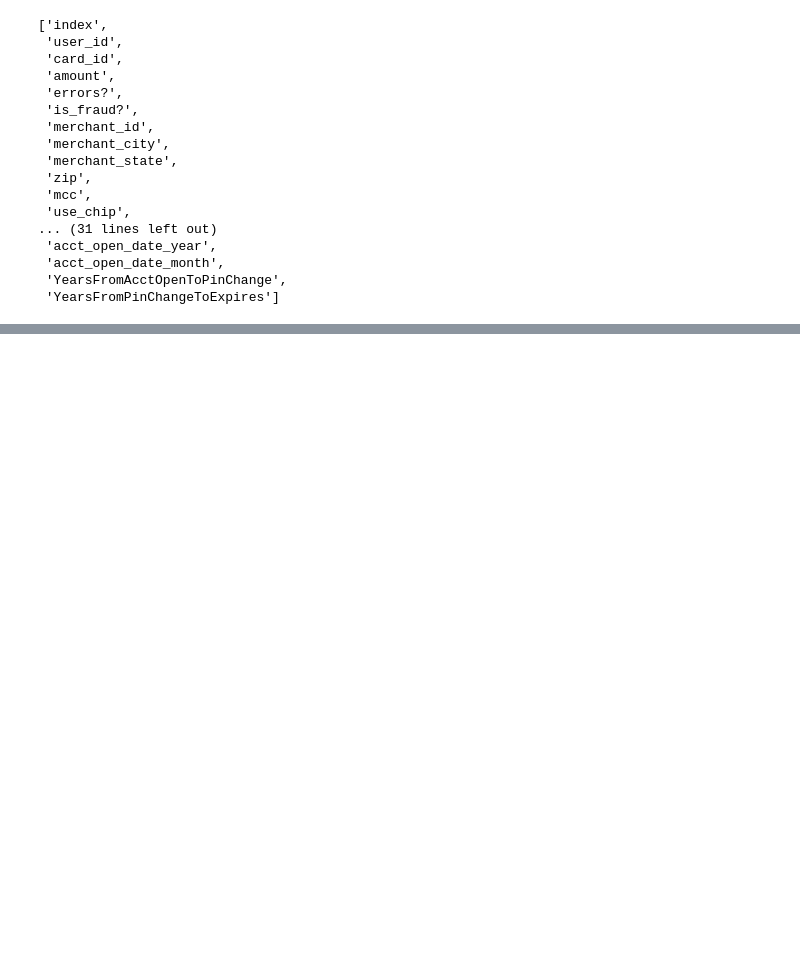
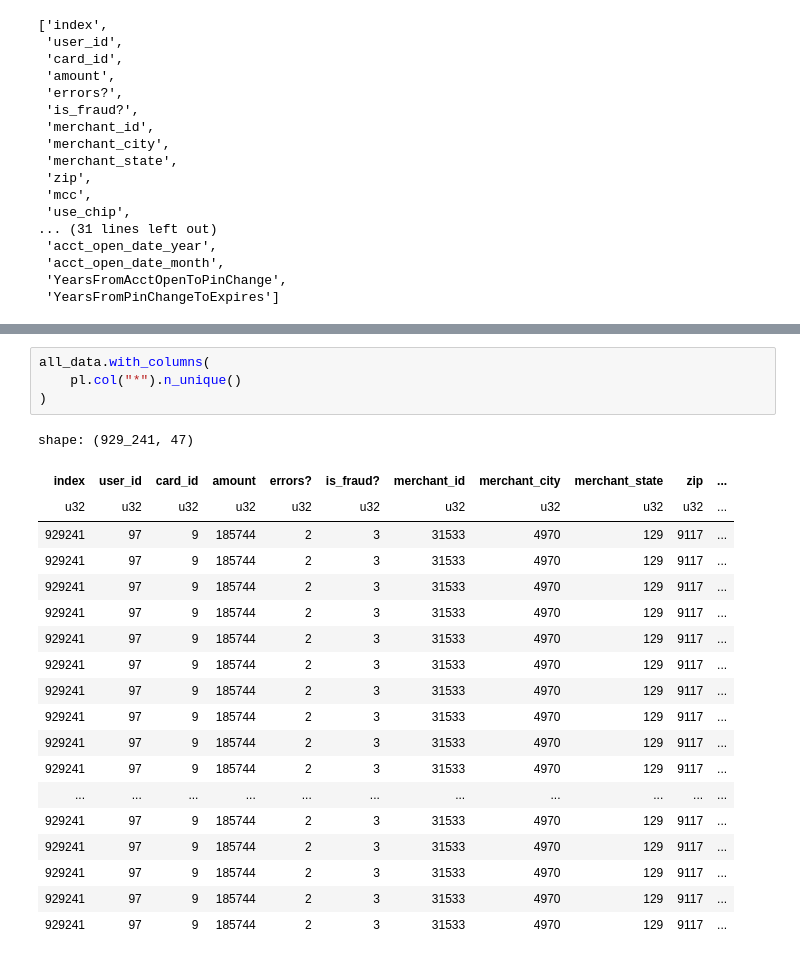
Before and after one commit to YujiK-github/signate_MUFG-Data-Science-Champion-Ship-2023, a Jupyter notebook: EDA/EDA_ver3.ipynb, the cells around one changed output, grey strips where cells are left out. Saved outputs shown, nothing was run; the diff lists cells and outputs as text; blank space fills up the shorter version.

```diff
--- a/EDA/EDA_ver3.ipynb
+++ b/EDA/EDA_ver3.ipynb
@@ -214,0 +395,24 @@ shape: (929_241, 47)
+# %%
+all_data.with_columns(
+    pl.col("*").n_unique()
+)
+# %% [output]
+shape: (929_241, 47)
+| index | user_id | card_id | amount | errors? | is_fraud? | merchant_id | merchant_city | merchant_state | zip | ... |
+| u32 | u32 | u32 | u32 | u32 | u32 | u32 | u32 | u32 | u32 | ... |
+| 929241 | 97 | 9 | 185744 | 2 | 3 | 31533 | 4970 | 129 | 9117 | ... |
+| 929241 | 97 | 9 | 185744 | 2 | 3 | 31533 | 4970 | 129 | 9117 | ... |
+| 929241 | 97 | 9 | 185744 | 2 | 3 | 31533 | 4970 | 129 | 9117 | ... |
+| 929241 | 97 | 9 | 185744 | 2 | 3 | 31533 | 4970 | 129 | 9117 | ... |
+| 929241 | 97 | 9 | 185744 | 2 | 3 | 31533 | 4970 | 129 | 9117 | ... |
+| 929241 | 97 | 9 | 185744 | 2 | 3 | 31533 | 4970 | 129 | 9117 | ... |
+| 929241 | 97 | 9 | 185744 | 2 | 3 | 31533 | 4970 | 129 | 9117 | ... |
+| 929241 | 97 | 9 | 185744 | 2 | 3 | 31533 | 4970 | 129 | 9117 | ... |
+| 929241 | 97 | 9 | 185744 | 2 | 3 | 31533 | 4970 | 129 | 9117 | ... |
+| 929241 | 97 | 9 | 185744 | 2 | 3 | 31533 | 4970 | 129 | 9117 | ... |
+| ... | ... | ... | ... | ... | ... | ... | ... | ... | ... | ... |
+| 929241 | 97 | 9 | 185744 | 2 | 3 | 31533 | 4970 | 129 | 9117 | ... |
+| 929241 | 97 | 9 | 185744 | 2 | 3 | 31533 | 4970 | 129 | 9117 | ... |
+| 929241 | 97 | 9 | 185744 | 2 | 3 | 31533 | 4970 | 129 | 9117 | ... |
+| 929241 | 97 | 9 | 185744 | 2 | 3 | 31533 | 4970 | 129 | 9117 | ... |
+| 929241 | 97 | 9 | 185744 | 2 | 3 | 31533 | 4970 | 129 | 9117 | ... |
```
Also changed, not shown: parts of 13 cells of this notebook, 7 other files.
